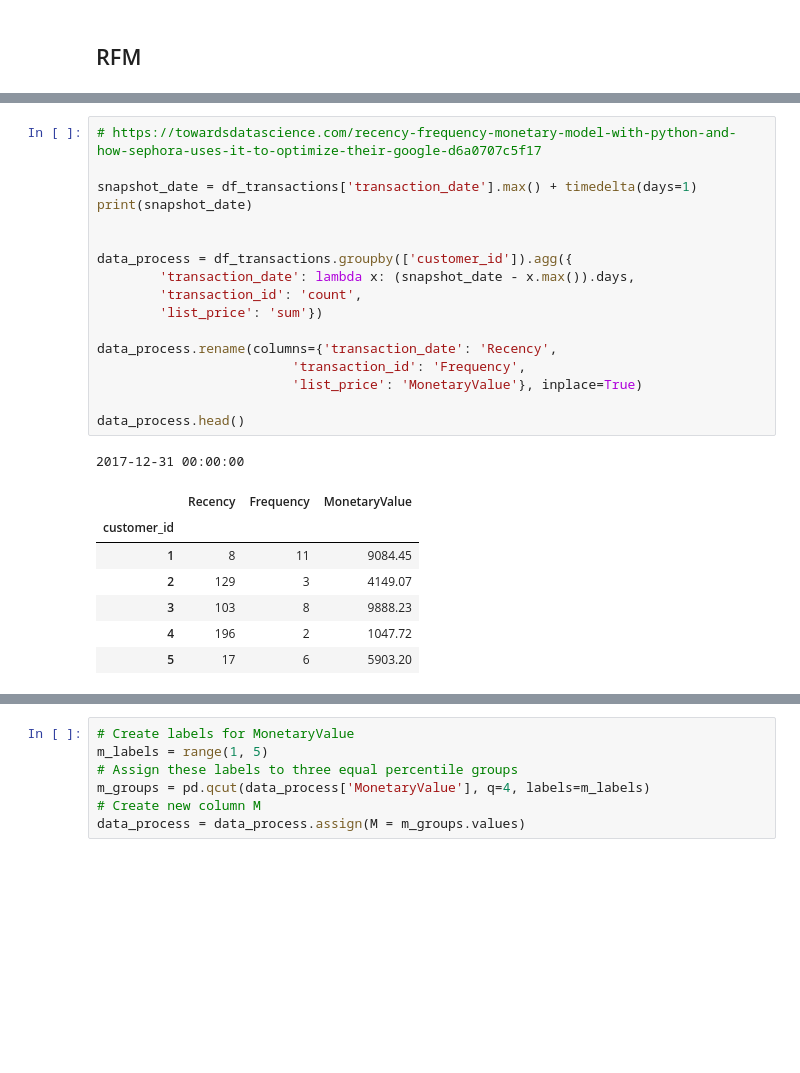
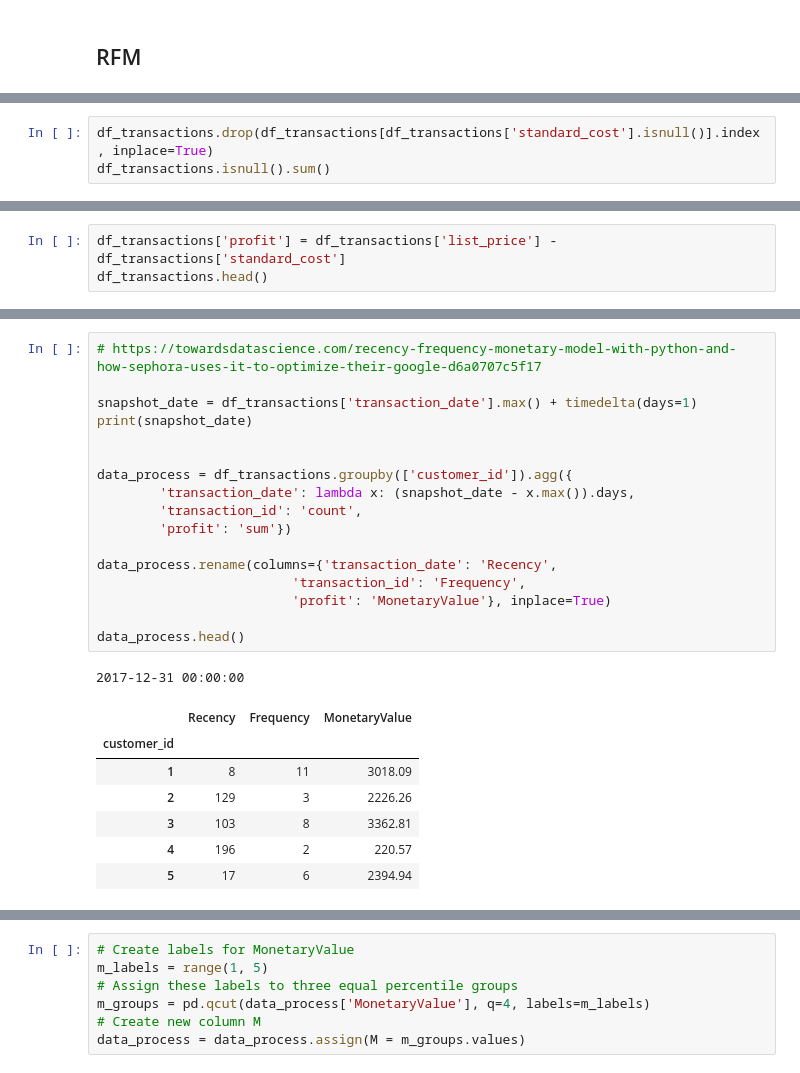
Before and after one commit to aresgtr/KPMG-Virtual-Intern, a Jupyter notebook: Task-2-Data-Insights.ipynb, the cells around one changed output, grey strips where cells are left out. Drawn from its saved outputs; the diff is of its cells as text; blank space fills up the shorter version.

```diff
--- a/Task-2-Data-Insights.ipynb
+++ b/Task-2-Data-Insights.ipynb
@@ -147,0 +190,3 @@ No key variables are missing
+# %%
+df_transactions.drop(df_transactions[df_transactions['standard_cost'].isnull()].index, inplace=True)
+df_transactions.isnull().sum()
@@ -147,0 +231,3 @@ No key variables are missing
+# %%
+df_transactions['profit'] = df_transactions['list_price'] - df_transactions['standard_cost']
+df_transactions.head()
@@ -148,29 +241,29 @@ No key variables are missing
 # %%
 # https://towardsdatascience.com/recency-frequency-monetary-model-with-python-and-how-sephora-uses-it-to-optimize-their-google-d6a0707c5f17
 
 snapshot_date = df_transactions['transaction_date'].max() + timedelta(days=1)
 print(snapshot_date)
 
 
 data_process = df_transactions.groupby(['customer_id']).agg({
         'transaction_date': lambda x: (snapshot_date - x.max()).days,
         'transaction_id': 'count',
-        'list_price': 'sum'})
+        'profit': 'sum'})
 
 data_process.rename(columns={'transaction_date': 'Recency',
                          'transaction_id': 'Frequency',
-                         'list_price': 'MonetaryValue'}, inplace=True)
+                         'profit': 'MonetaryValue'}, inplace=True)
 
 data_process.head()
 # %% [output]
 2017-12-31 00:00:00
 |  | Recency | Frequency | MonetaryValue |
 | customer_id |  |  |  |
-| 1 | 8 | 11 | 9084.45 |
-| 2 | 129 | 3 | 4149.07 |
-| 3 | 103 | 8 | 9888.23 |
-| 4 | 196 | 2 | 1047.72 |
-| 5 | 17 | 6 | 5903.20 |
+| 1 | 8 | 11 | 3018.09 |
+| 2 | 129 | 3 | 2226.26 |
+| 3 | 103 | 8 | 3362.81 |
+| 4 | 196 | 2 | 220.57 |
+| 5 | 17 | 6 | 2394.94 |
 # %%
 # --Calculate R and F groups--
 # Create labels for Recency and Frequency
```
Also changed, not shown: parts of 69 cells of this notebook.
